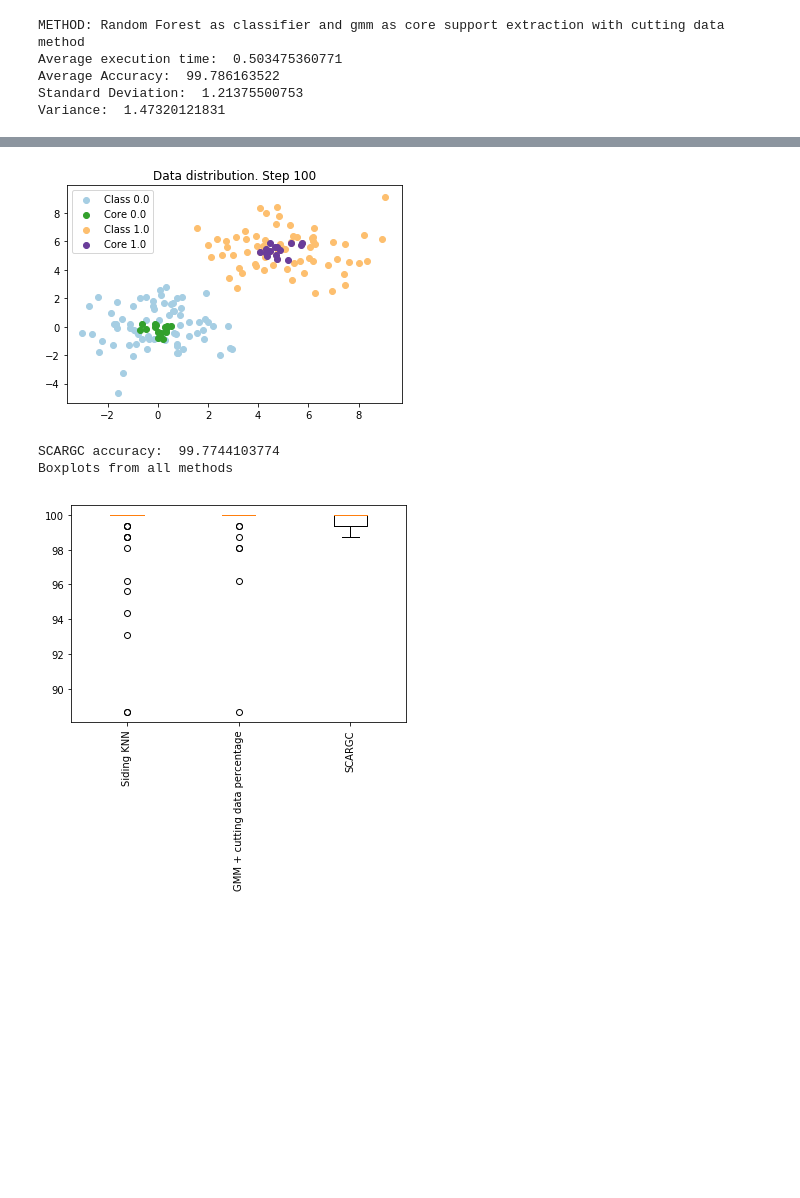
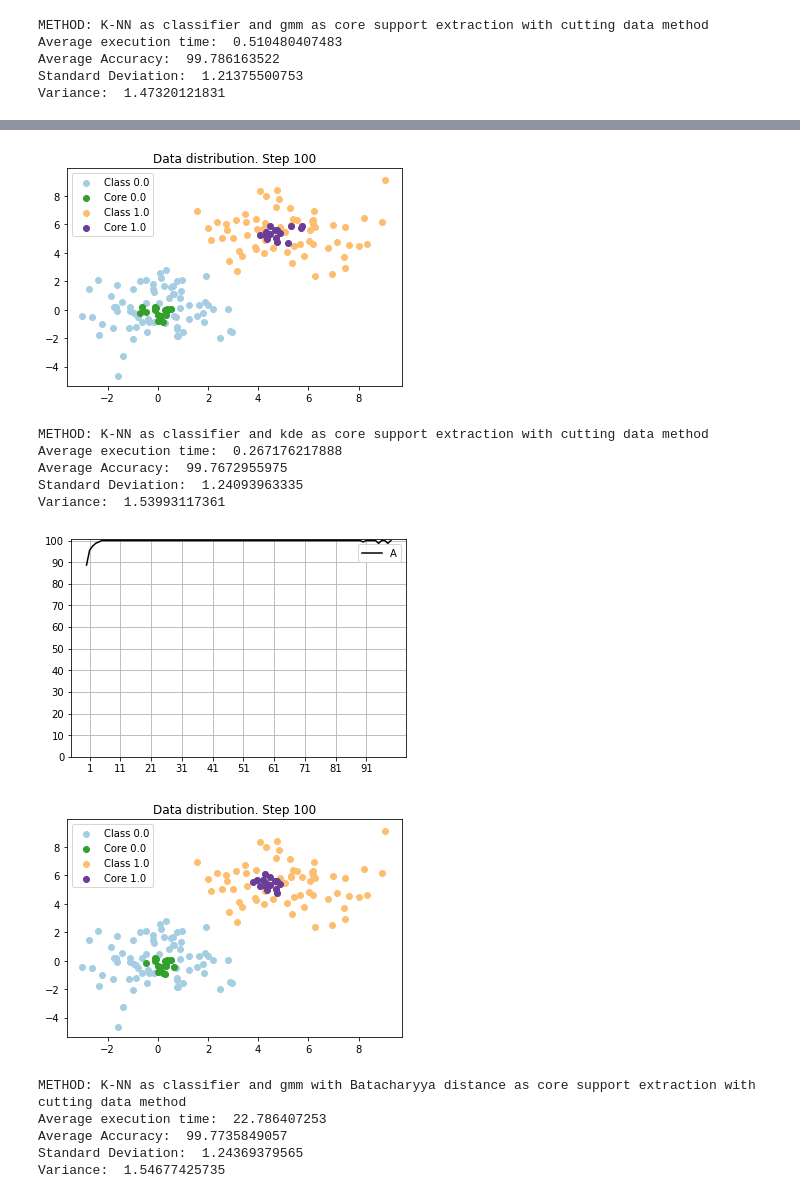
Before and after one commit to raulsenaferreira/Systems-Engineering, a Jupyter notebook: Dissertation/experiments/Datasets benchmarking/sinthetic/One_Class_Diagonal_Translation_2D.ipynb, the cells around one changed output, grey strips where cells are left out. Cells and saved outputs as stored; diff of their text form; code cells hidden in the pictures; blank space fills up the shorter version.

Commit message:
primeiros experimentos de validação

```diff
--- a/Dissertation/experiments/Datasets benchmarking/sinthetic/One_Class_Diagonal_Translation_2D.ipynb
+++ b/Dissertation/experiments/Datasets benchmarking/sinthetic/One_Class_Diagonal_Translation_2D.ipynb
@@ -11,7 +11,7 @@ import numpy as np
 import setup
 from source import metrics
 from methods import sliding_svm
-from methods import static_knn
+from methods import sliding_knn
 from methods import sliding_random_forest
 from methods import static_rf
 from methods import proposed_gmm_core_extraction
@@ -25,14 +25,14 @@ from methods import testing
 
 
 class Experiment():
-    def __init__(self, method):
+    def __init__(self, method, densityFunction='gmm'):
         #commom for all experiments
         self.method = method
         #self.initialLabeledDataPerc=0.05 #150 instances for keystroke database and 0.05 % for artificial databases
         #self.classes=[0, 1]
         self.usePCA=False
         #used only by gmm / kde process
-        self.densityFunction='gmm'
+        self.densityFunction=densityFunction
         self.excludingPercentage = 0.9
         self.K_variation = 2
         self.classifier='cluster_and_label'
@@ -143,27 +143,22 @@ def main():
     SVM / Random Forest
     '''
     #experiments[2] = Experiment(static_svm)
+    experiments[3] = Experiment(sliding_knn)
 
-    '''KNN'''
-    experiments[3] = Experiment(static_knn)
-
-    ''' Proposed Method 1 (GMM core extraction) '''
-    experiments[4] = Experiment(proposed_gmm_core_extraction)
+    ''' Proposed Method 1 (density function core extraction) '''
+    experiments[2] = Experiment(proposed_gmm_core_extraction, "gmm")
+    experiments[4] = Experiment(proposed_gmm_core_extraction, "kde")
 
     '''
-    Proposed method 2 (Intersection between two distributions + GMM)
+    Proposed method 2 (Intersection between two distributions with Batacharrya distance + density function)
     '''
-    #experiments[5] = Experiment(improved_intersection)
-
-    ''' Proposed Method 3 (Alvim) '''
-    ##experiments[6] = Experiment(compose3, dataValues, dataLabels, "STARTING TEST with Cluster and label as classifier and GMM / KDE as cutting data")
+    experiments[5] = Experiment(intersection, "gmm")
+    experiments[6] = Experiment(intersection, "kde")
 
     '''
-    Proposed method 4 (Intersection between two distributions)
+    Proposed method 3 (GMM All instances)
     '''
-    #experiments[7] = Experiment(intersection)
-
-    #experiments[8] = Experiment(testing)
+    #experiments[6] = Experiment(testing)
 
     '''
     def run(batches):
@@ -196,10 +191,19 @@ Variance:  3.53383964242
-METHOD: Random Forest as classifier and gmm as core support extraction with cutting data method
-Average execution time:  0.503475360771
+METHOD: K-NN as classifier and gmm as core support extraction with cutting data method
+Average execution time:  0.510480407483
 Average Accuracy:  99.786163522
 Standard Deviation:  1.21375500753
 Variance:  1.47320121831
 [figure]
 [figure]
-SCARGC accuracy:  99.7744103774
-Boxplots from all methods
+METHOD: K-NN as classifier and kde as core support extraction with cutting data method
+Average execution time:  0.267176217888
+Average Accuracy:  99.7672955975
+Standard Deviation:  1.24093963335
+Variance:  1.53993117361
-[figure, old version]
+[figure, new version]
+[figure, added]
+METHOD: K-NN as classifier and gmm with Batacharyya distance as core support extraction with cutting data method
+Average execution time:  22.786407253
+Average Accuracy:  99.7735849057
+Standard Deviation:  1.24369379565
+Variance:  1.54677425735
```
Also changed, not shown: parts of 1 cell of this notebook, 9 other files.
